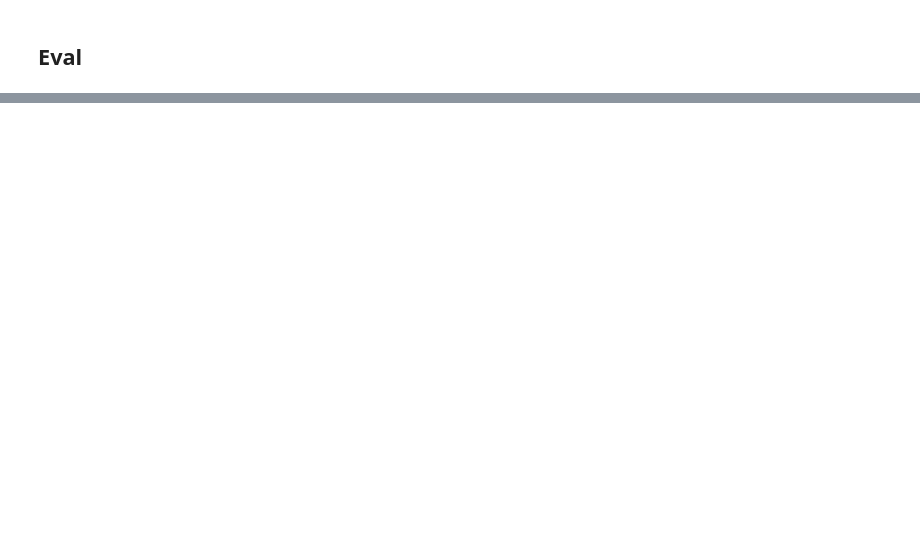
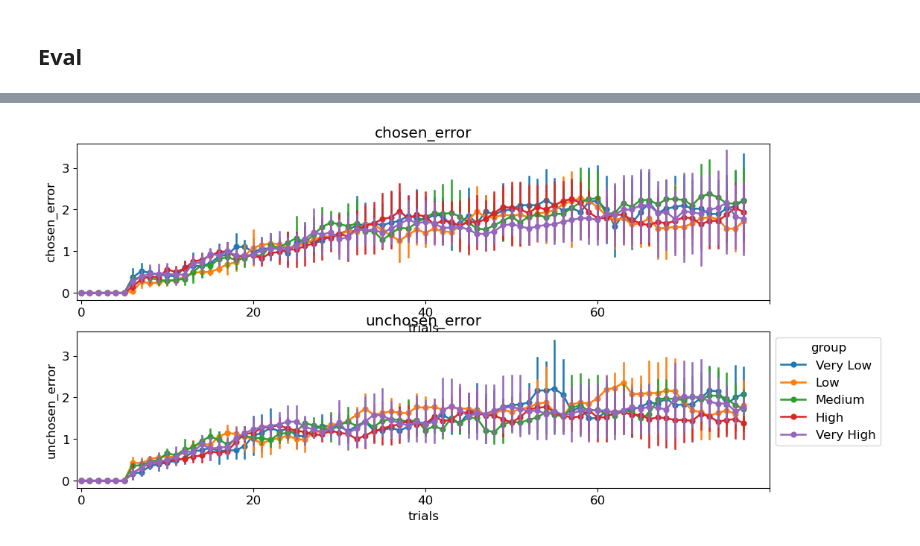
Before and after one commit to ti55987/DL4CM, a Jupyter notebook: simulation/simulation.ipynb, the cells around one changed output, grey strips where cells are left out. Cells and saved outputs as stored; diff of their text form; code cells hidden in the pictures; blank space fills up the shorter version.

```diff
--- a/simulation/simulation.ipynb
+++ b/simulation/simulation.ipynb
@@ -251,3 +327,34 @@ sns.despine()
+# %%
+error_res = get_error_res(train_df)
+error_res['stim_iter'] = iter_acc['stim_iter']
+key = 'alpha'
+error_res[key] = train_df[key].tolist()
+
+# Create 5 equal-width bins for bias values
+error_res['group'] = pd.qcut(error_res[key], q=5, labels=['Very Low', 'Low', 'Medium', 'High', 'Very High'])
+res = error_res.groupby(["id", "trials", "group"])[["chosen_error", "unchosen_error"]].mean().reset_index()
+res = res.dropna(subset=['chosen_error'])
+
+fig, axes = plt.subplots(2, 1, figsize=(12, 6), sharey=True)
+for i, yp in enumerate(['chosen_error', 'unchosen_error']):
+    showlegend = i == 1
+    plt.rcParams['lines.linewidth'] = 1
+    plt.rcParams['lines.markersize'] = 4
+    sns.pointplot(
+        data=res,
+        x="trials",
+        y=yp,
+        hue="group",
+        ax=axes[i],
+        legend=showlegend,
+    )
+    axes[i].set_title(yp)
+    axes[i].set_xticks(np.round(np.arange(0, 100, 20), 2))
+    #axes[i].set_xticks(np.round(np.arange(0, 13, 2), 2))
+    if showlegend:
+        sns.move_legend(axes[i], "upper left", bbox_to_anchor=(1, 1))
+# %% [output]
+[figure, added]
 # %%
 import matplotlib.pyplot as plt
 import seaborn as sns
```
Also changed, not shown: parts of 8 cells of this notebook, 1 other file.
